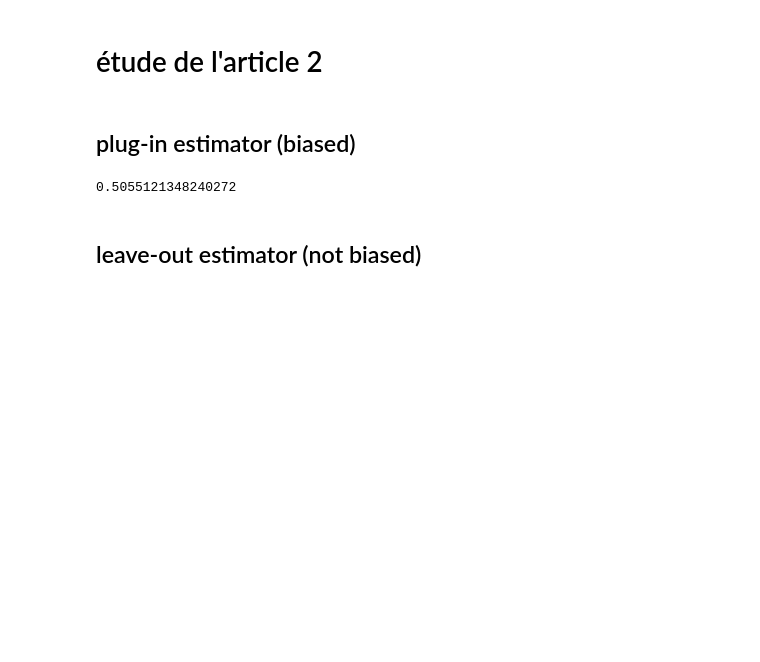
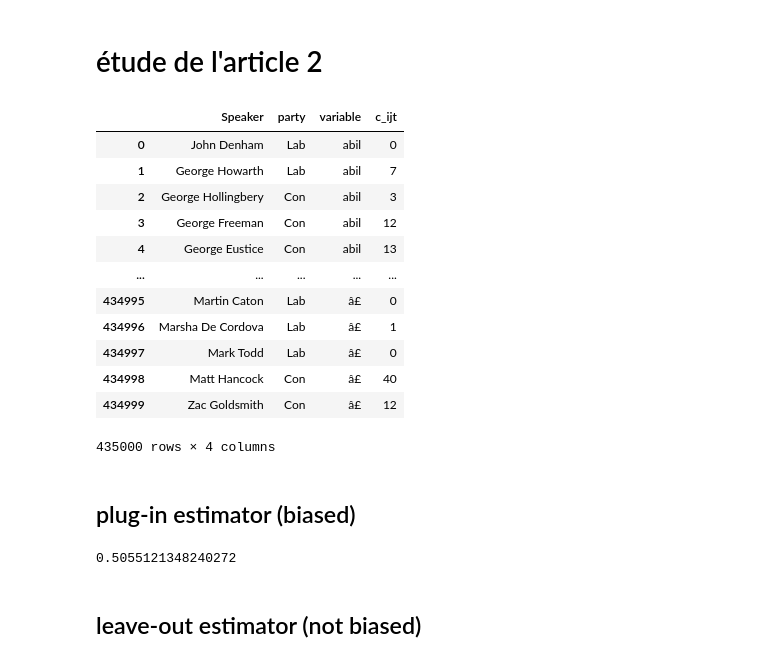
Before and after one commit to ismakrout/NLP-project, a Jupyter notebook: NB_3.ipynb, the cells around one changed output. Cells and saved outputs as stored; diff of their text form; code cells hidden in the pictures; blank space fills up the shorter version.

```diff
--- a/NB_3.ipynb
+++ b/NB_3.ipynb
@@ -26,6 +26,22 @@ import warnings
 warnings.filterwarnings('ignore')
 # %%
 df_modelisation = read_and_prepare_df_of_the_model('01. output/df_freqs_speaker_word.csv')
+# %%
+df_modelisation
+# %% [output]
+|  | Speaker | party | variable | c_ijt |
+| 0 | John Denham | Lab | abil | 0 |
+| 1 | George Howarth | Lab | abil | 7 |
+| 2 | George Hollingbery | Con | abil | 3 |
+| 3 | George Freeman | Con | abil | 12 |
+| 4 | George Eustice | Con | abil | 13 |
+| ... | ... | ... | ... | ... |
+| 434995 | Martin Caton | Lab | â£ | 0 |
+| 434996 | Marsha De Cordova | Lab | â£ | 1 |
+| 434997 | Mark Todd | Lab | â£ | 0 |
+| 434998 | Matt Hancock | Con | â£ | 40 |
+| 434999 | Zac Goldsmith | Con | â£ | 12 |
+435000 rows × 4 columns
 # %%
 df_modelisation['m_it'] = df_modelisation.groupby(by=['Speaker', 'party'])['c_ijt'].transform('sum')
 # %%
```
Also changed, not shown: parts of 1 cell of this notebook.
